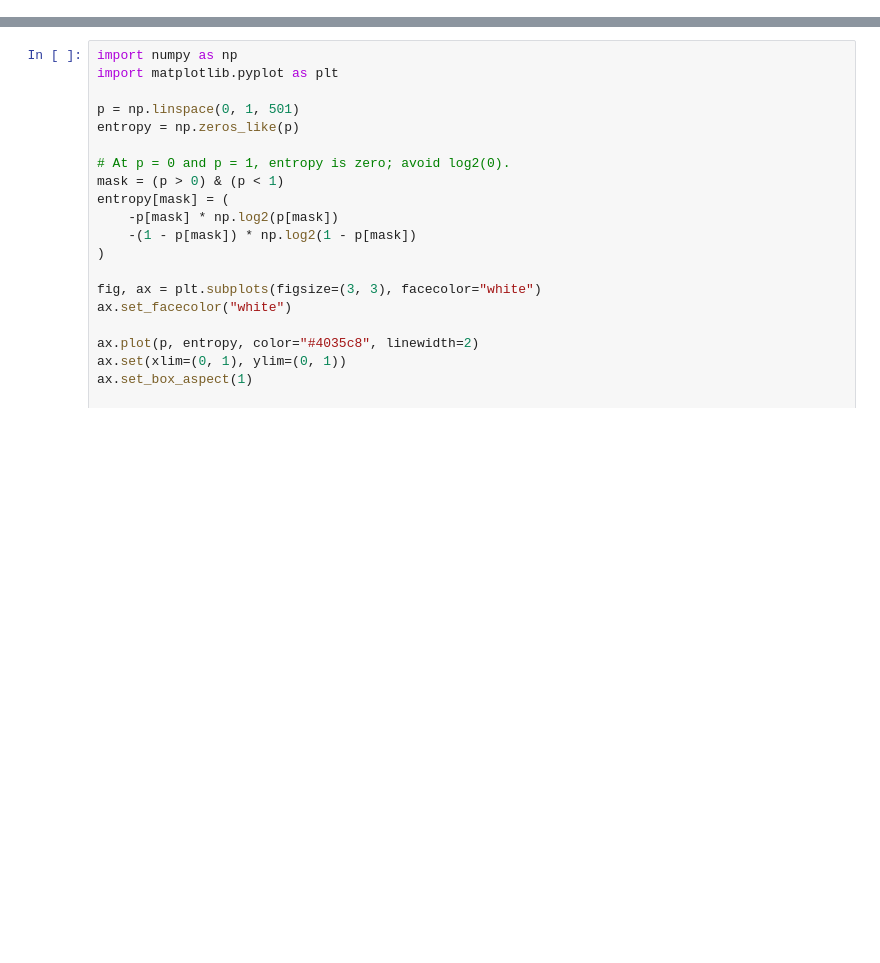
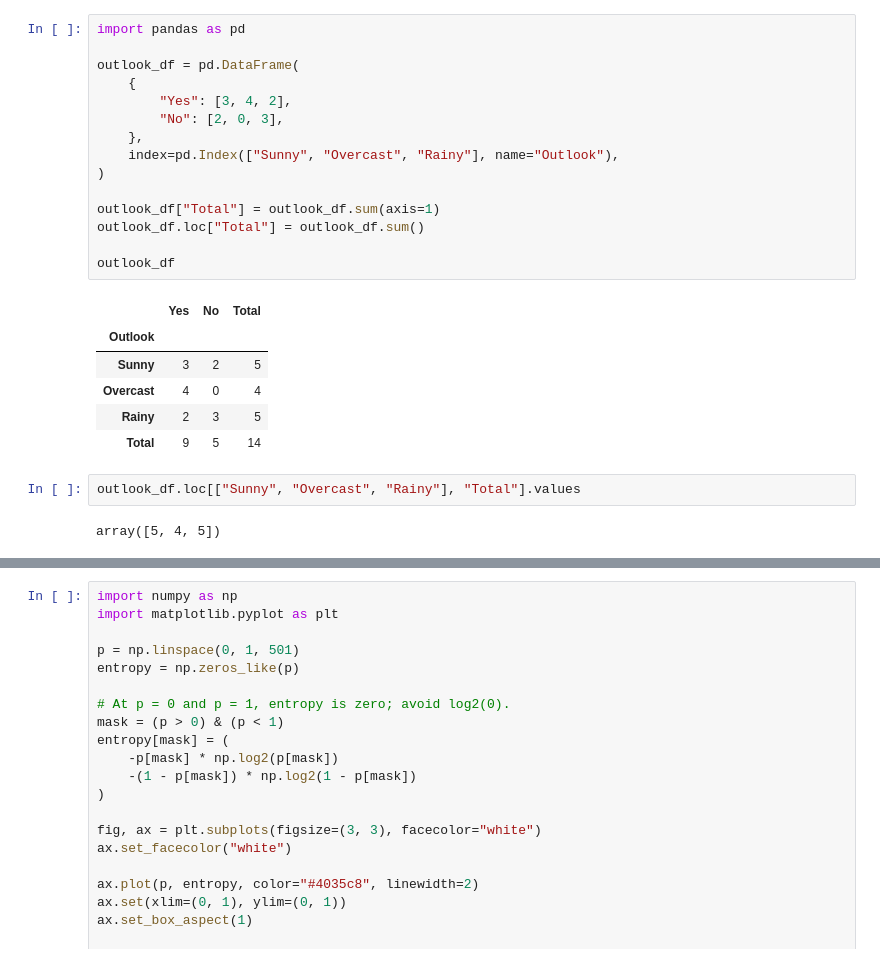
Before and after one commit to nirvana644/IATD-Machine-Learning-Algorithms, a Jupyter notebook: week_3_decision_tree_1.ipynb, the cells around one changed output, grey strips where cells are left out. Cells and saved outputs as stored; diff of their text form; blank space fills up the shorter version.

```diff
--- a/week_3_decision_tree_1.ipynb
+++ b/week_3_decision_tree_1.ipynb
@@ -0,0 +143,26 @@
+# %%
+import pandas as pd
+
+outlook_df = pd.DataFrame(
+    {
+        "Yes": [3, 4, 2],
+        "No": [2, 0, 3],
+    },
+    index=pd.Index(["Sunny", "Overcast", "Rainy"], name="Outlook"),
+)
+
+outlook_df["Total"] = outlook_df.sum(axis=1)
+outlook_df.loc["Total"] = outlook_df.sum()
+
+outlook_df
+# %% [output]
+|  | Yes | No | Total |
+| Outlook |  |  |  |
+| Sunny | 3 | 2 | 5 |
+| Overcast | 4 | 0 | 4 |
+| Rainy | 2 | 3 | 5 |
+| Total | 9 | 5 | 14 |
+# %%
+outlook_df.loc[["Sunny", "Overcast", "Rainy"], "Total"].values
+# %% [output]
+array([5, 4, 5])
```
Also changed, not shown: parts of 19 cells of this notebook, 5 other files.
